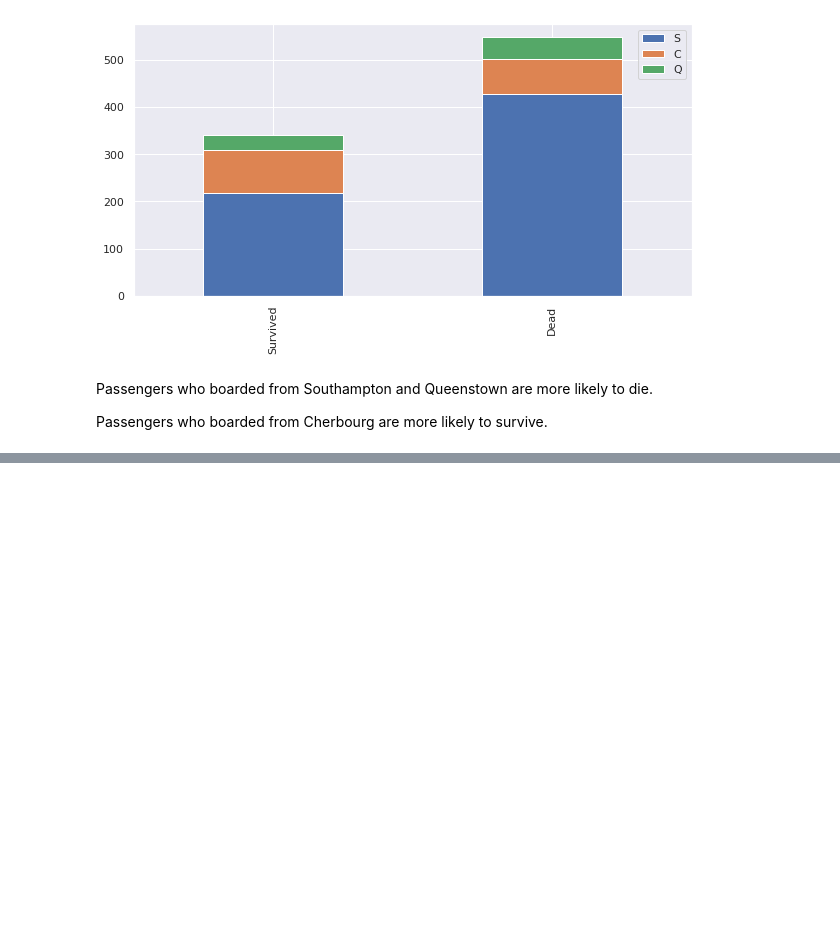
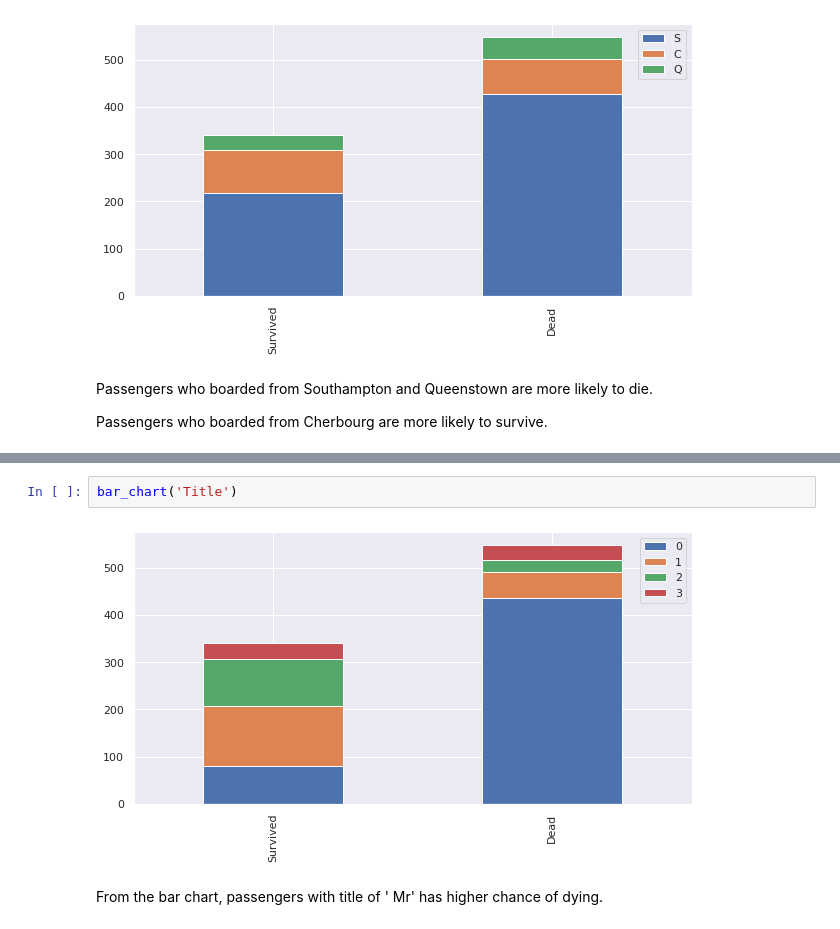
Before and after one commit to ikikika/data_science, a Jupyter notebook: titanic-kaggle/titanic_kaggle.ipynb, the cells around one changed output, grey strips where cells are left out. Drawn from its saved outputs; the diff is of its cells as text; blank space fills up the shorter version.

```diff
--- a/titanic-kaggle/titanic_kaggle.ipynb
+++ b/titanic-kaggle/titanic_kaggle.ipynb
@@ -147,0 +212,6 @@ Passengers who boarded from Cherbourg are more likely to survive.
+# %%
+bar_chart('Title')
+# %% [output]
+[figure, added]
+# %% [markdown]
+From the bar chart, passengers with title of ' Mr' has higher chance of dying.
```
Also changed, not shown: parts of 4 cells of this notebook.
